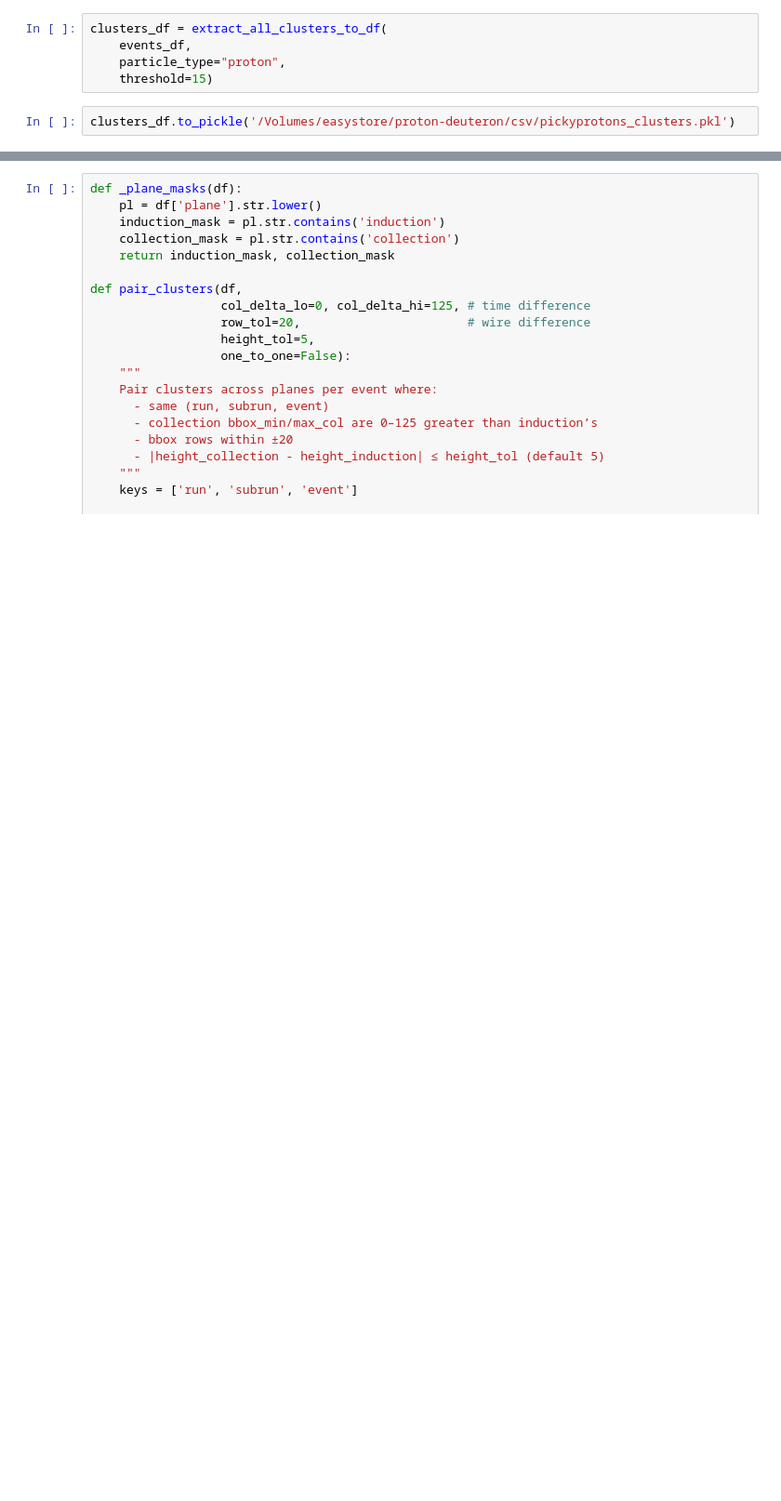
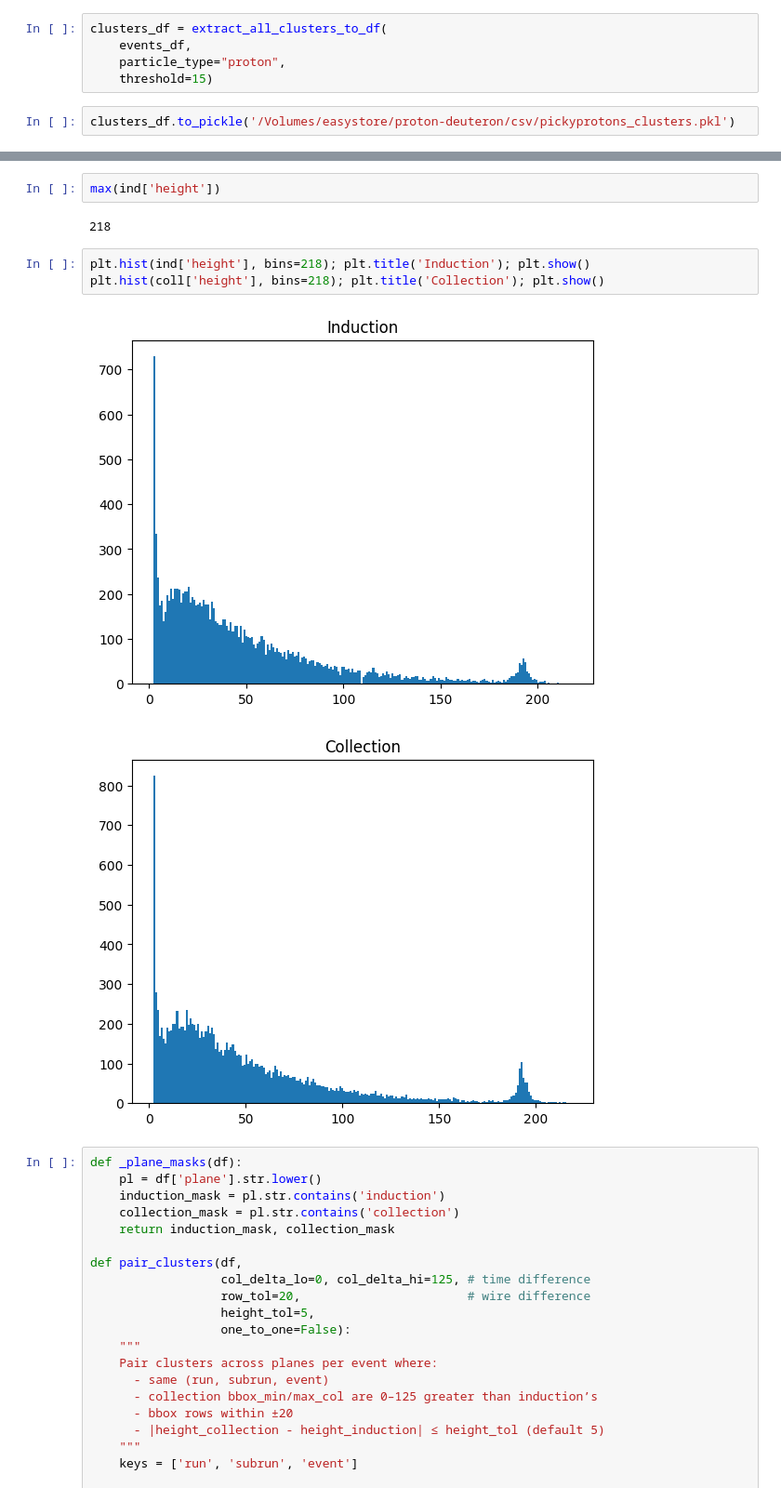
Before and after one commit to mohummudh/proton-deuteron, a Jupyter notebook: clustering/protons.ipynb, the cells around one changed output, grey strips where cells are left out. Shown at 93% size. Saved outputs shown, nothing was run; the diff lists cells and outputs as text; blank space fills up the shorter version.

```diff
--- a/clustering/protons.ipynb
+++ b/clustering/protons.ipynb
@@ -575,3 +592,13 @@ ind = allclusters[allclusters['plane'] == 'induction']; print(ind.shape)
+# %%
+max(ind['height'])
+# %% [output]
+218
+# %%
+plt.hist(ind['height'], bins=218); plt.title('Induction'); plt.show()
+plt.hist(coll['height'], bins=218); plt.title('Collection'); plt.show()
+# %% [output]
+[figure, added]
+[figure, added]
 # %%
 def _plane_masks(df):
     pl = df['plane'].str.lower()
```
Also changed, not shown: parts of 9 cells of this notebook, 2 other files.
